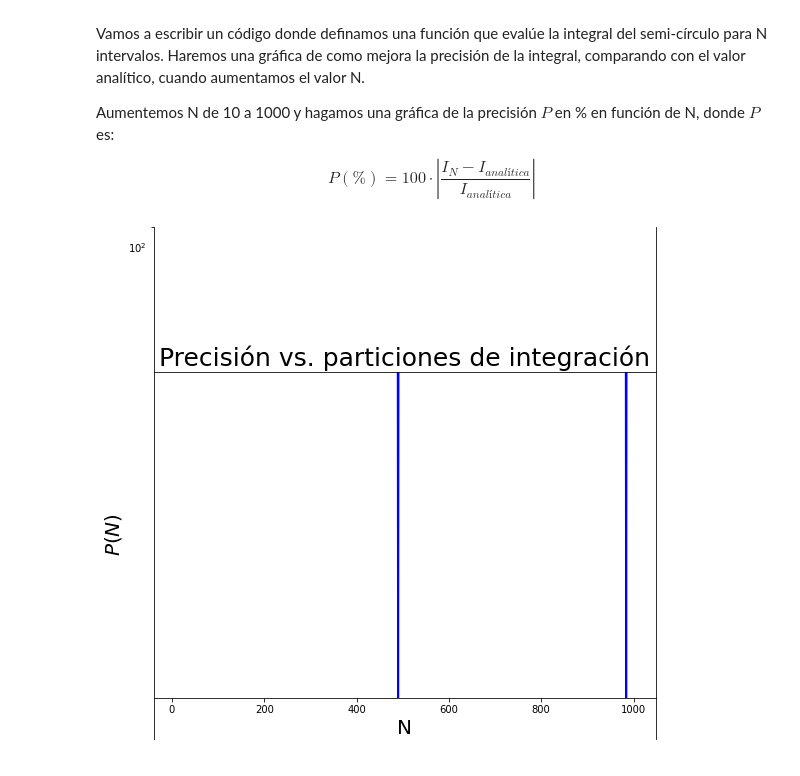
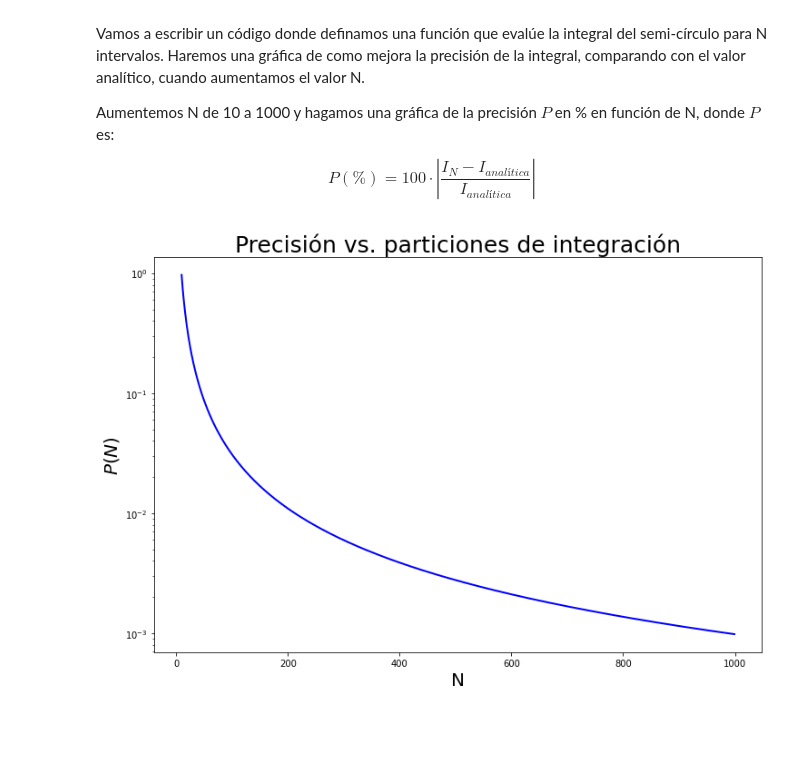
Before and after one commit to joseflix/DocenciaUAB, a Jupyter notebook: MN1/2019-2020/Prácticas/Práctica2_Integración_Solucions.ipynb, the cells around one changed output. Drawn from its saved outputs; the diff is of its cells as text; code cells hidden in the pictures; blank space fills up the shorter version.

```diff
--- a/MN1/2019-2020/Prácticas/Práctica2_Integración_Solucions.ipynb
+++ b/MN1/2019-2020/Prácticas/Práctica2_Integración_Solucions.ipynb
@@ -356,33 +355,58 @@ $$
 P(\%) = 100 \cdot |\frac{I_N-I_{analítica}}{I_{analítica}}|
 $$
 # %%
+# Definimos la función a integrar
+
+def f(x):
+  return np.sqrt(1-x*x)
+
+# Definimos una función que calcule la interal por el método de Riemann
+
 def I_N(N):
-  x_hat = np.linspace(-1.0, 1.0, N + 1)
-  x_star = 0.5 * (x_hat[1:] + x_hat[:-1])
-  delta_x = x_hat[1] - x_hat[0]
 
-  I_hat = np.zeros(x_star.shape)
-  I_hat[0] = f(x_star[0]) * delta_x
-  for i in range(1, N):
-    I_hat[i] = I_hat[i - 1] + f(x_star[i]) * delta_x
+  x = np.linspace(-1.0, 1.0, N+1)
+  x_star = 0.5 * (x[1:] + x[:-1])
+  delta_x = (x[1] - x[0])
 
-  return I_hat[-1]
+  I_N = 0
+
+  for i in range(N):
+    I_N += delta_x * f(x_star[i])
+
+  return I_N
+
+# Integral analítica
+
+I_A = np.pi/2
+
+# Definimos una función que calcule el error
 
 def P(N):
-  return 100.*np.abs(I_N(N)-np.pi/2.)/(np.pi/2.)
+  P =  100.*np.abs((I_N(N)-I_A)/(I_A))
+  return P
+
+# Creamos unas arrays donde guardar los datos
 
 prec = []
 n = []
-for i in range(10,1000):
-  n.append(i)
-  prec.append(P(i))
 
-plt.figure(figsize=(9, 6))
+# Llenamos las arrays
+
+for N in range(10,1000):
+  n.append(N)
+  prec.append(P(N))
+
+# Hacemos la gráfica
+
+
+plt.figure(figsize=(12, 8))
+
 plt.plot(n,prec,'b-',lw=2)
+
 plt.yscale('log')
 plt.ylabel("$P(N)$", fontsize=20)
 plt.xlabel("N", fontsize=20)
 plt.title("Precisión vs. particiones de integración", fontsize=25)
 plt.show()
 # %% [output]
-[figure, old version]
+[figure, new version]
```
Also changed, not shown: parts of 4 cells of this notebook.
